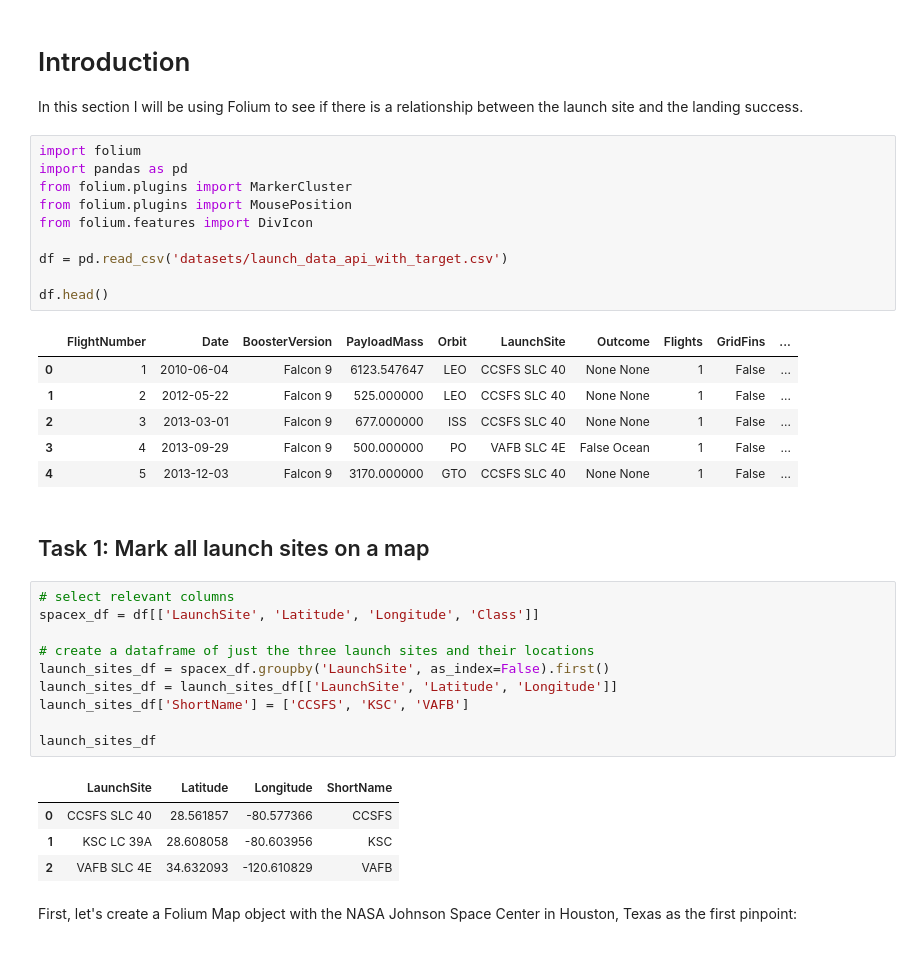
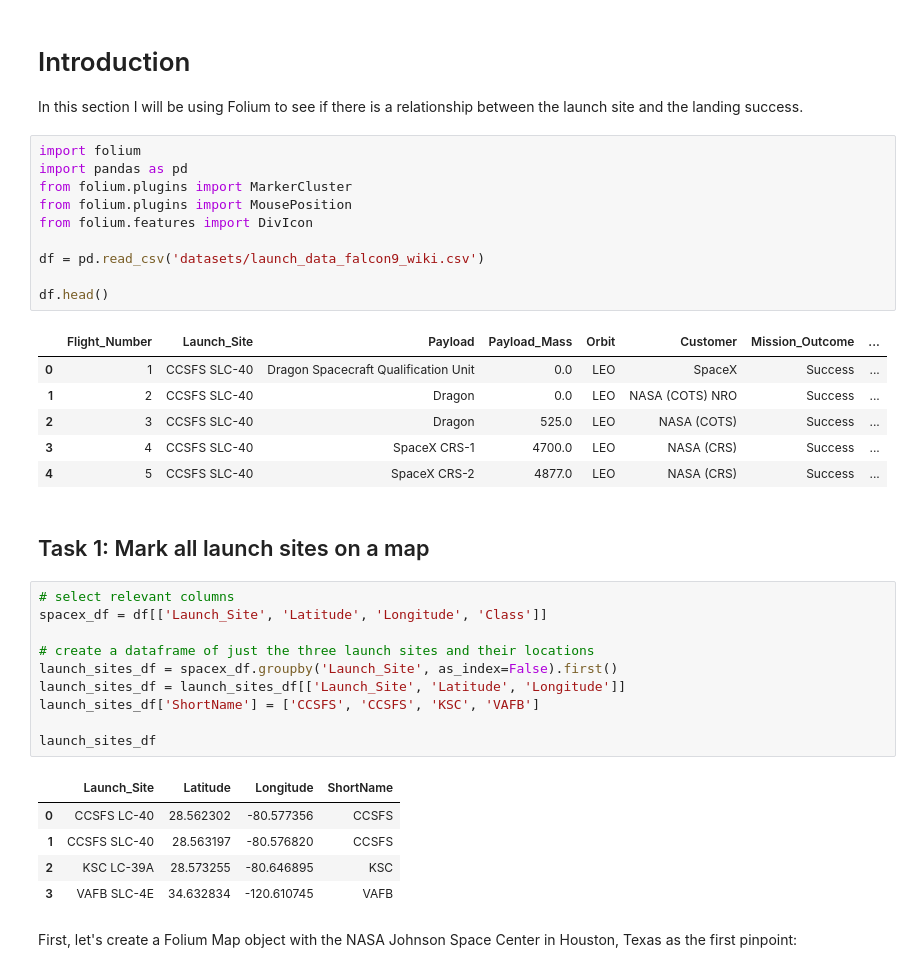
Before and after one commit to achi113s/SpaceY, a Jupyter notebook: 6_Launch_Sites_Folium.ipynb, the cells around one changed output. Cells and saved outputs as stored; diff of their text form.

```diff
--- a/6_Launch_Sites_Folium.ipynb
+++ b/6_Launch_Sites_Folium.ipynb
@@ -5,37 +5,38 @@ In this section I will be using Folium to see if there is a relationship between
 # %%
 import folium
 import pandas as pd
 from folium.plugins import MarkerCluster
 from folium.plugins import MousePosition
 from folium.features import DivIcon
 
-df = pd.read_csv('datasets/launch_data_api_with_target.csv')
+df = pd.read_csv('datasets/launch_data_falcon9_wiki.csv')
 
 df.head()
 # %% [output]
-|  | FlightNumber | Date | BoosterVersion | PayloadMass | Orbit | LaunchSite | Outcome | Flights | GridFins | ... |
-| 0 | 1 | 2010-06-04 | Falcon 9 | 6123.547647 | LEO | CCSFS SLC 40 | None None | 1 | False | ... |
-| 1 | 2 | 2012-05-22 | Falcon 9 | 525.000000 | LEO | CCSFS SLC 40 | None None | 1 | False | ... |
-| 2 | 3 | 2013-03-01 | Falcon 9 | 677.000000 | ISS | CCSFS SLC 40 | None None | 1 | False | ... |
-| 3 | 4 | 2013-09-29 | Falcon 9 | 500.000000 | PO | VAFB SLC 4E | False Ocean | 1 | False | ... |
-| 4 | 5 | 2013-12-03 | Falcon 9 | 3170.000000 | GTO | CCSFS SLC 40 | None None | 1 | False | ... |
+|  | Flight_Number | Launch_Site | Payload | Payload_Mass | Orbit | Customer | Mission_Outcome | ... |
+| 0 | 1 | CCSFS SLC-40 | Dragon Spacecraft Qualification Unit | 0.0 | LEO | SpaceX | Success | ... |
+| 1 | 2 | CCSFS SLC-40 | Dragon | 0.0 | LEO | NASA (COTS) NRO | Success | ... |
+| 2 | 3 | CCSFS SLC-40 | Dragon | 525.0 | LEO | NASA (COTS) | Success | ... |
+| 3 | 4 | CCSFS SLC-40 | SpaceX CRS-1 | 4700.0 | LEO | NASA (CRS) | Success | ... |
+| 4 | 5 | CCSFS SLC-40 | SpaceX CRS-2 | 4877.0 | LEO | NASA (CRS) | Success | ... |
 # %% [markdown]
 ## Task 1: Mark all launch sites on a map
 # %%
 # select relevant columns
-spacex_df = df[['LaunchSite', 'Latitude', 'Longitude', 'Class']]
+spacex_df = df[['Launch_Site', 'Latitude', 'Longitude', 'Class']]
 
 # create a dataframe of just the three launch sites and their locations
-launch_sites_df = spacex_df.groupby('LaunchSite', as_index=False).first()
-launch_sites_df = launch_sites_df[['LaunchSite', 'Latitude', 'Longitude']]
-launch_sites_df['ShortName'] = ['CCSFS', 'KSC', 'VAFB']
+launch_sites_df = spacex_df.groupby('Launch_Site', as_index=False).first()
+launch_sites_df = launch_sites_df[['Launch_Site', 'Latitude', 'Longitude']]
+launch_sites_df['ShortName'] = ['CCSFS', 'CCSFS', 'KSC', 'VAFB']
 
 launch_sites_df
 # %% [output]
-|  | LaunchSite | Latitude | Longitude | ShortName |
-| 0 | CCSFS SLC 40 | 28.561857 | -80.577366 | CCSFS |
-| 1 | KSC LC 39A | 28.608058 | -80.603956 | KSC |
-| 2 | VAFB SLC 4E | 34.632093 | -120.610829 | VAFB |
+|  | Launch_Site | Latitude | Longitude | ShortName |
+| 0 | CCSFS LC-40 | 28.562302 | -80.577356 | CCSFS |
+| 1 | CCSFS SLC-40 | 28.563197 | -80.576820 | CCSFS |
+| 2 | KSC LC-39A | 28.573255 | -80.646895 | KSC |
+| 3 | VAFB SLC-4E | 34.632834 | -120.610745 | VAFB |
 # %% [markdown]
 First, let's create a Folium Map object with the NASA Johnson Space Center in Houston, Texas as the first pinpoint:
 # %%
```
Also changed, not shown: parts of 2 cells of this notebook.
